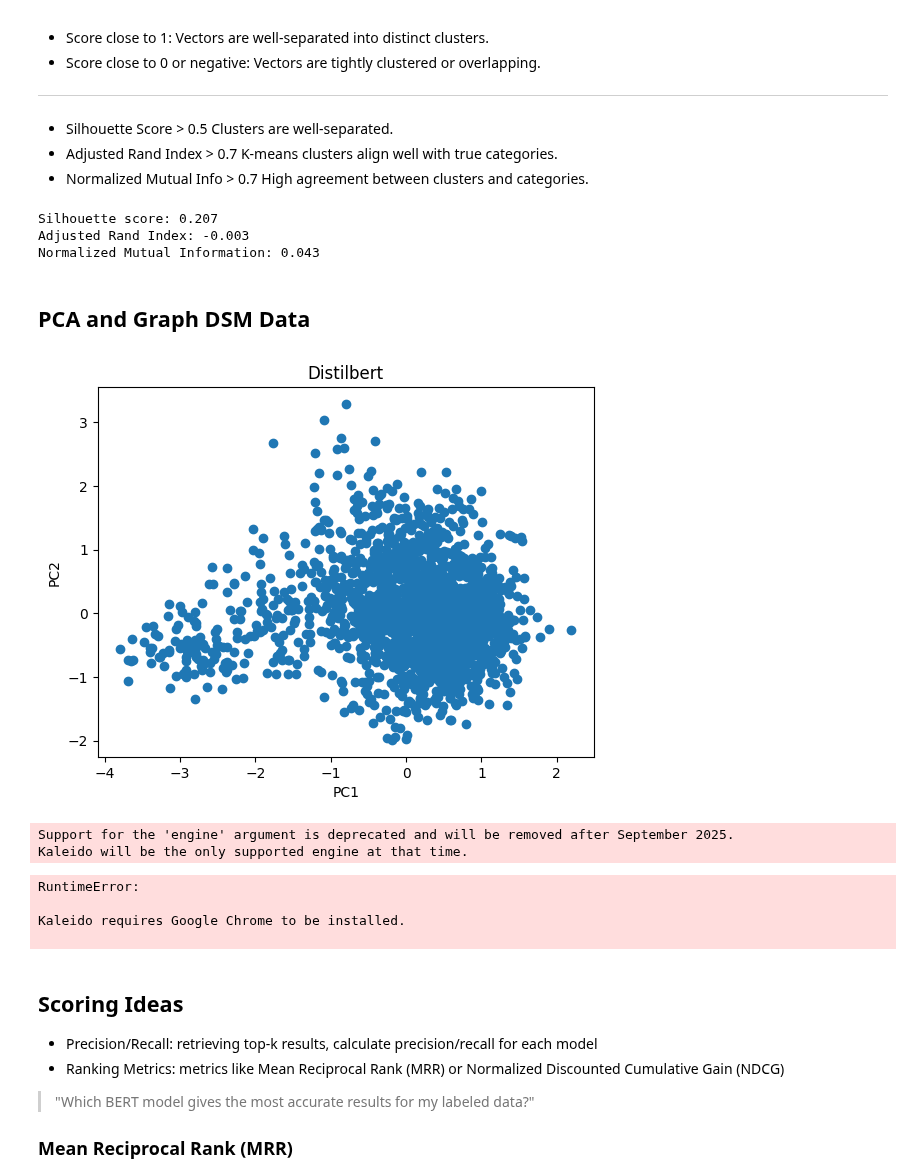
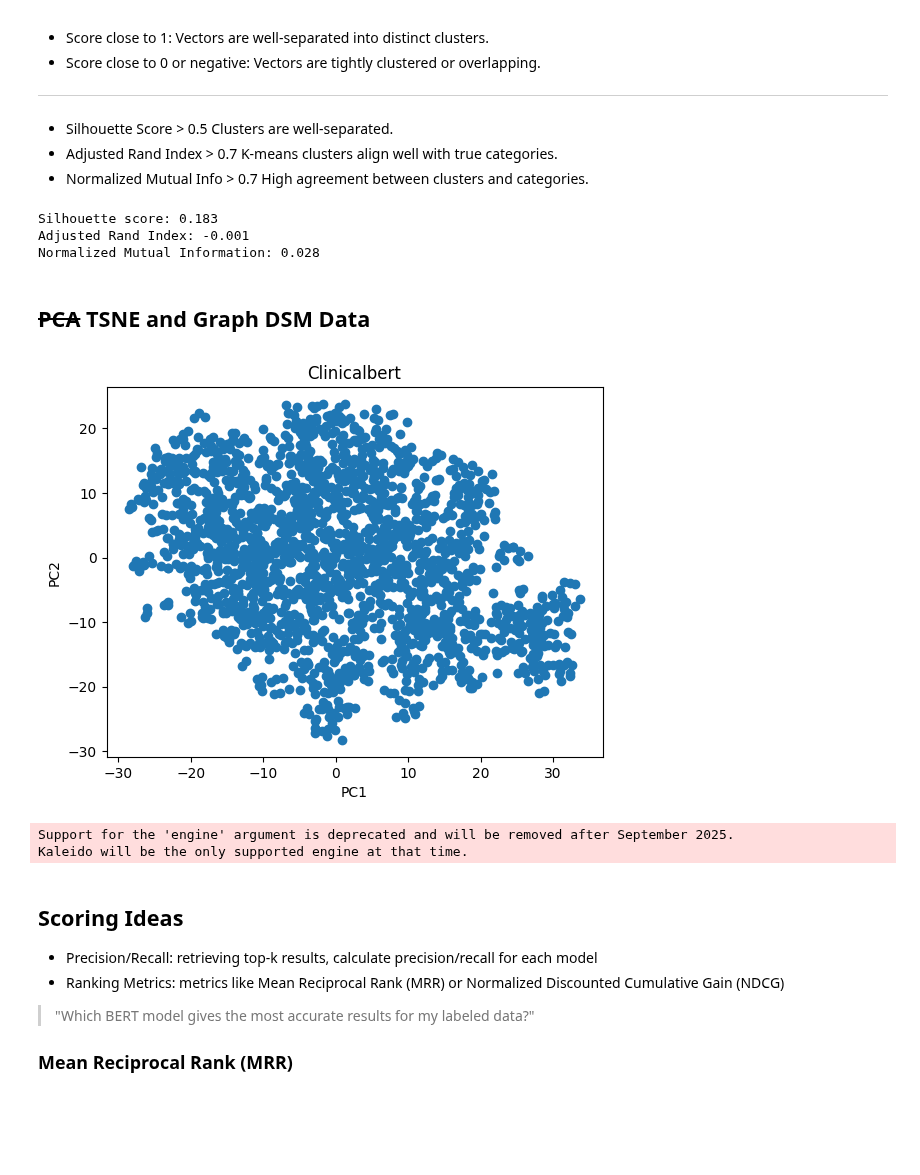
Before and after one commit to robrohan/AUT, a Jupyter notebook: ENGE817/Report/2_weaviate.ipynb, the cells around one changed output. Drawn from its saved outputs; the diff is of its cells as text; code cells hidden in the pictures; blank space fills up the shorter version.

```diff
--- a/ENGE817/Report/2_weaviate.ipynb
+++ b/ENGE817/Report/2_weaviate.ipynb
@@ -116,7 +111,7 @@ Clinicalbert :: DSMClinicalbert
 
 How to query the collections using the different embedding models. This is only using cosine similarity to get the results. For something more productionish, see the appendex where we use a mix of keywords and embeddings to get a (possibly) more accurate score. Not used in this research.
 # %%
-schema_index = 0
+schema_index = 3
 # %%
 client = weaviate.connect_to_local()
 try:
@@ -257,7 +252,6 @@ k = 3  # Number of clusters , random_state=42
 labels = KMeans(n_clusters=k).fit_predict(vectors)
 score = silhouette_score(vectors, labels, metric='cosine')
 print(f"Silhouette score: {score:.3f}")
-
 
 # Compares the k-means cluster assignments to your true category labels.
 # - Score close to 1: Cluster assignments match the true categories well.
@@ -273,27 +267,35 @@ from sklearn.metrics import normalized_mutual_info_score
 nmi = normalized_mutual_info_score(titles, labels)
 print(f"Normalized Mutual Information: {nmi:.3f}")
 # %% [output]
-Silhouette score: 0.207
-Adjusted Rand Index: -0.003
-Normalized Mutual Information: 0.043
+Silhouette score: 0.183
+Adjusted Rand Index: -0.001
+Normalized Mutual Information: 0.028
 # %% [markdown]
-## PCA and Graph DSM Data
+## ~~PCA~~ TSNE and Graph DSM Data
 # %%
+from sklearn.manifold import TSNE
+import matplotlib.pyplot as plt
+
 np.random.seed(42)
 # PCA can show relative structure (e.g., tight vs. loose clusters)
-pca = PCA(n_components=3)
-reduced_vectors = pca.fit_transform(vectors)
+# PCA only works for linear type things so instaed...
+# pca = PCA(n_components=3)
+# reduced_vectors = pca.fit_transform(vectors)
+
+# We can use TSNE which works much better for manifod type structures
+tsne = TSNE(n_components=3, metric='cosine', random_state=42)
+reduced_vectors = tsne.fit_transform(vectors)
 
 # unique_titles = list(set(titles))
 colors = plt.cm.tab20(np.linspace(0, 1, len(unique_titles)))
 
 plt.scatter(reduced_vectors[:, 0], reduced_vectors[:, 1])
 plt.title(schema_dicts[schema_index]["name"])
 plt.xlabel("PC1")
 plt.ylabel("PC2")
 plt.show()
 # %% [output]
-[figure, old version]
+[figure, new version]
 # %%
 fig = px.scatter_3d(
     x=reduced_vectors[:, 0],
@@ -310,6 +312,7 @@ fig.update_layout(
     height=800,   # in pixels
     title_font_size=20,
 )
+# fig.update(layout_showlegend=False)
 fig.show()
 
 fig.write_html(f'graphs/pca_plot_{schema_dicts[schema_index]["name"]}.html')
@@ -322,10 +325,6 @@ fig.write_image(
 # %% [output]
 Support for the 'engine' argument is deprecated and will be removed after September 2025.
 Kaleido will be the only supported engine at that time.
-RuntimeError:
-
-Kaleido requires Google Chrome to be installed.
-
 # %% [markdown]
 ## Scoring Ideas
 - Precision/Recall: retrieving top-k results, calculate precision/recall for each model
```
Also changed, not shown: parts of 6 cells of this notebook, 24 other files.
